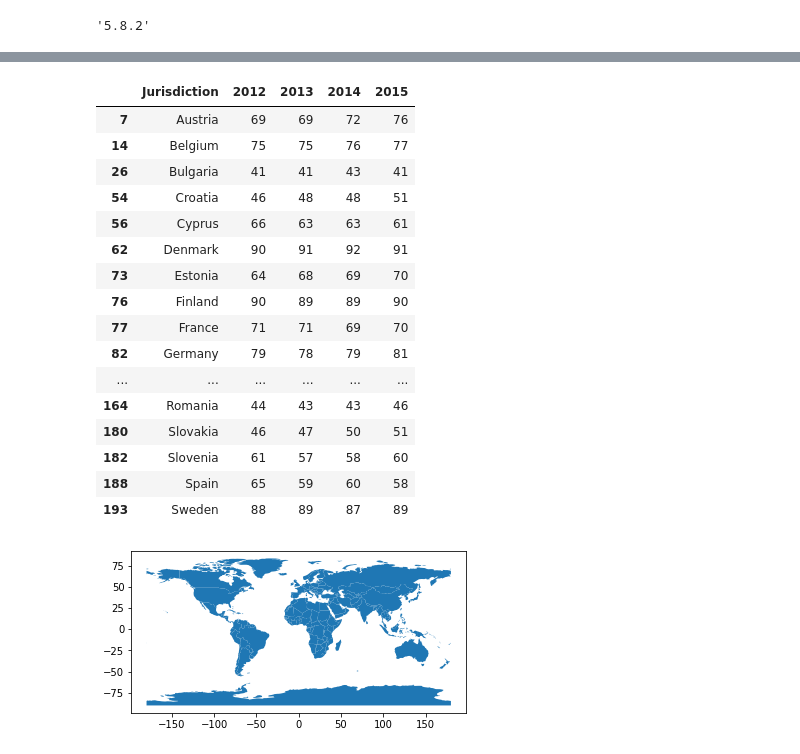
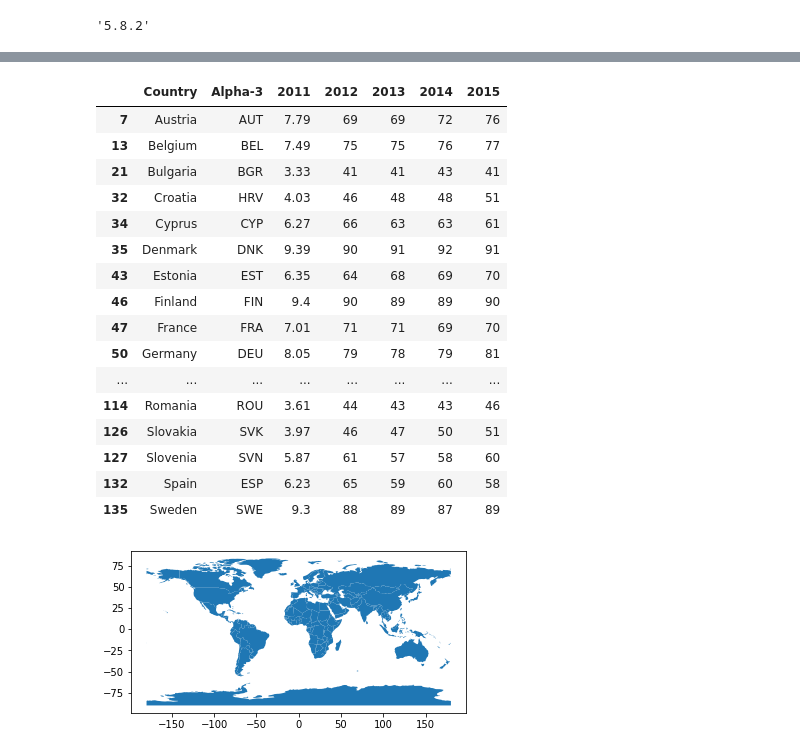
Before and after one commit to fduartej/data_visualization_python, a Jupyter notebook: notebook/CorrupcionPercepcionIndex.ipynb, the cells around one changed output, grey strips where cells are left out. Drawn from its saved outputs; the diff is of its cells as text; code cells hidden in the pictures.

```diff
--- a/notebook/CorrupcionPercepcionIndex.ipynb
+++ b/notebook/CorrupcionPercepcionIndex.ipynb
@@ -129,6 +124,9 @@ import plotly.graph_objects as go
 
 # Import seaborn
 cpi = pd.read_csv('cpi.csv')
+cpi = cpi.rename(columns={"Jurisdiction": "Country"})
+
+countrycode = pd.read_csv('country_code.csv',delimiter=";")
 # %%
 cpi.head()
 # %% [output]
@@ -141,40 +148,42 @@ cpi.head()
+# %%
+cpi = pd.merge(cpi,countrycode, on='Country')
 # %%
 # Paises de la union europea
 # Alemania, Bélgica, Croacia, Dinamarca, España, Francia, Irlanda, Letonia, Luxemburgo, Países Bajos, Suecia, Bulgaria, Eslovaquia,
 # Estonia, Grecia, Malta, Polonia, República Checa, Austria, Chipre, Eslovenia, Finlandia, Hungría, Italia, Lituania, Portugal y Rumanía
 
-cpiEuropa = cpi[(cpi.Jurisdiction == 'Germany') | (cpi.Jurisdiction =='Belgium') | (cpi.Jurisdiction =='Croatia') |
-     (cpi.Jurisdiction =='Denmark') | (cpi.Jurisdiction =='Spain') | (cpi.Jurisdiction =='France') |
-     (cpi.Jurisdiction =='Irland') | (cpi.Jurisdiction =='Latvia') | (cpi.Jurisdiction =='Luxemburgo') |
-     (cpi.Jurisdiction =='Netherlands') | (cpi.Jurisdiction =='Sweden') | (cpi.Jurisdiction =='Bulgaria') |
-     (cpi.Jurisdiction =='Slovakia') | (cpi.Jurisdiction =='Estonia') | (cpi.Jurisdiction =='Greece') |
-     (cpi.Jurisdiction =='Malta') | (cpi.Jurisdiction =='Poland') | (cpi.Jurisdiction =='Czechia') |
-     (cpi.Jurisdiction =='Austria') | (cpi.Jurisdiction =='Cyprus') | (cpi.Jurisdiction =='Slovenia') |
-     (cpi.Jurisdiction =='Finland') | (cpi.Jurisdiction =='Hungary') | (cpi.Jurisdiction =='Italy') |
-     (cpi.Jurisdiction =='Lithuania') | (cpi.Jurisdiction =='Portugal') | (cpi.Jurisdiction =='Romania')
+cpiEuropa = cpi[(cpi.Country == 'Germany') | (cpi.Country =='Belgium') | (cpi.Country =='Croatia') |
+     (cpi.Country =='Denmark') | (cpi.Country =='Spain') | (cpi.Country =='France') |
+     (cpi.Country =='Irland') | (cpi.Country =='Latvia') | (cpi.Country =='Luxemburgo') |
+     (cpi.Country =='Netherlands') | (cpi.Country =='Sweden') | (cpi.Country =='Bulgaria') |
+     (cpi.Country =='Slovakia') | (cpi.Country =='Estonia') | (cpi.Country =='Greece') |
+     (cpi.Country =='Malta') | (cpi.Country =='Poland') | (cpi.Country =='Czechia') |
+     (cpi.Country =='Austria') | (cpi.Country =='Cyprus') | (cpi.Country =='Slovenia') |
+     (cpi.Country =='Finland') | (cpi.Country =='Hungary') | (cpi.Country =='Italy') |
+     (cpi.Country =='Lithuania') | (cpi.Country =='Portugal') | (cpi.Country =='Romania')
     ]
 
 #cpiEuropa = cpiEuropa.reset_index(drop=True).set_index('Jurisdiction')
-cpiEuropa = cpiEuropa[['Jurisdiction','2012','2013','2014','2015']]
+cpiEuropa = cpiEuropa[['Country','Alpha-3','2011','2012','2013','2014','2015']]
 cpiEuropa
 # %% [output]
-|  | Jurisdiction | 2012 | 2013 | 2014 | 2015 |
-| 7 | Austria | 69 | 69 | 72 | 76 |
-| 14 | Belgium | 75 | 75 | 76 | 77 |
-| 26 | Bulgaria | 41 | 41 | 43 | 41 |
-| 54 | Croatia | 46 | 48 | 48 | 51 |
-| 56 | Cyprus | 66 | 63 | 63 | 61 |
-| 62 | Denmark | 90 | 91 | 92 | 91 |
-| 73 | Estonia | 64 | 68 | 69 | 70 |
-| 76 | Finland | 90 | 89 | 89 | 90 |
-| 77 | France | 71 | 71 | 69 | 70 |
-| 82 | Germany | 79 | 78 | 79 | 81 |
-| ... | ... | ... | ... | ... | ... |
-| 164 | Romania | 44 | 43 | 43 | 46 |
-| 180 | Slovakia | 46 | 47 | 50 | 51 |
-| 182 | Slovenia | 61 | 57 | 58 | 60 |
-| 188 | Spain | 65 | 59 | 60 | 58 |
-| 193 | Sweden | 88 | 89 | 87 | 89 |
+|  | Country | Alpha-3 | 2011 | 2012 | 2013 | 2014 | 2015 |
+| 7 | Austria | AUT | 7.79 | 69 | 69 | 72 | 76 |
+| 13 | Belgium | BEL | 7.49 | 75 | 75 | 76 | 77 |
+| 21 | Bulgaria | BGR | 3.33 | 41 | 41 | 43 | 41 |
+| 32 | Croatia | HRV | 4.03 | 46 | 48 | 48 | 51 |
+| 34 | Cyprus | CYP | 6.27 | 66 | 63 | 63 | 61 |
+| 35 | Denmark | DNK | 9.39 | 90 | 91 | 92 | 91 |
+| 43 | Estonia | EST | 6.35 | 64 | 68 | 69 | 70 |
+| 46 | Finland | FIN | 9.4 | 90 | 89 | 89 | 90 |
+| 47 | France | FRA | 7.01 | 71 | 71 | 69 | 70 |
+| 50 | Germany | DEU | 8.05 | 79 | 78 | 79 | 81 |
+| ... | ... | ... | ... | ... | ... | ... | ... |
+| 114 | Romania | ROU | 3.61 | 44 | 43 | 43 | 46 |
+| 126 | Slovakia | SVK | 3.97 | 46 | 47 | 50 | 51 |
+| 127 | Slovenia | SVN | 5.87 | 61 | 57 | 58 | 60 |
+| 132 | Spain | ESP | 6.23 | 65 | 59 | 60 | 58 |
+| 135 | Sweden | SWE | 9.3 | 88 | 89 | 87 | 89 |
 # %%
 # https://stackoverflow.com/questions/64949449/plotting-line-graph-for-3-variables-in-python
 
```
Also changed, not shown: parts of 11 cells of this notebook.
